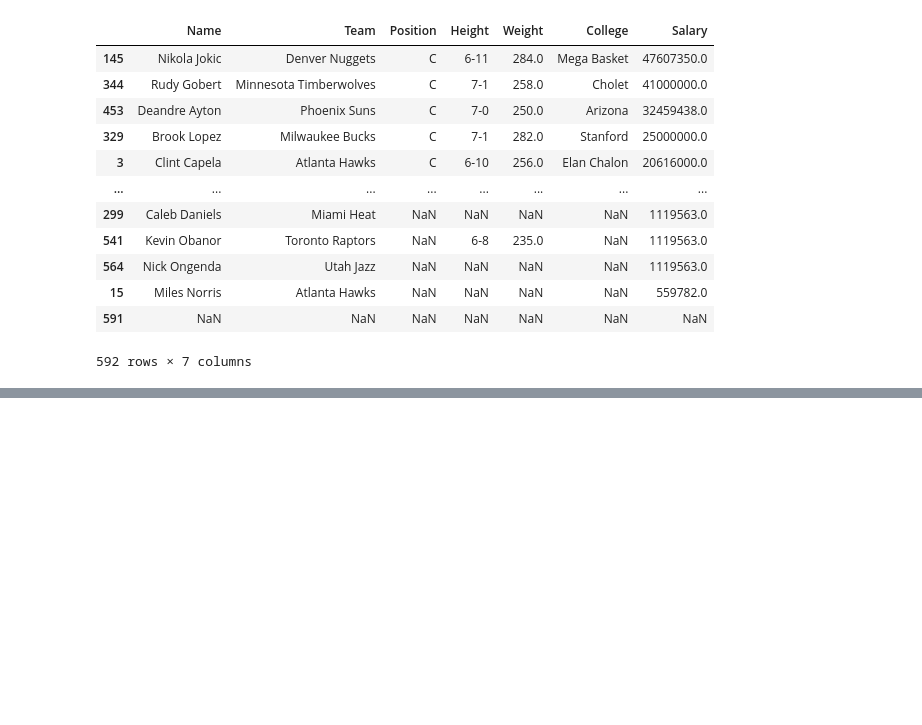
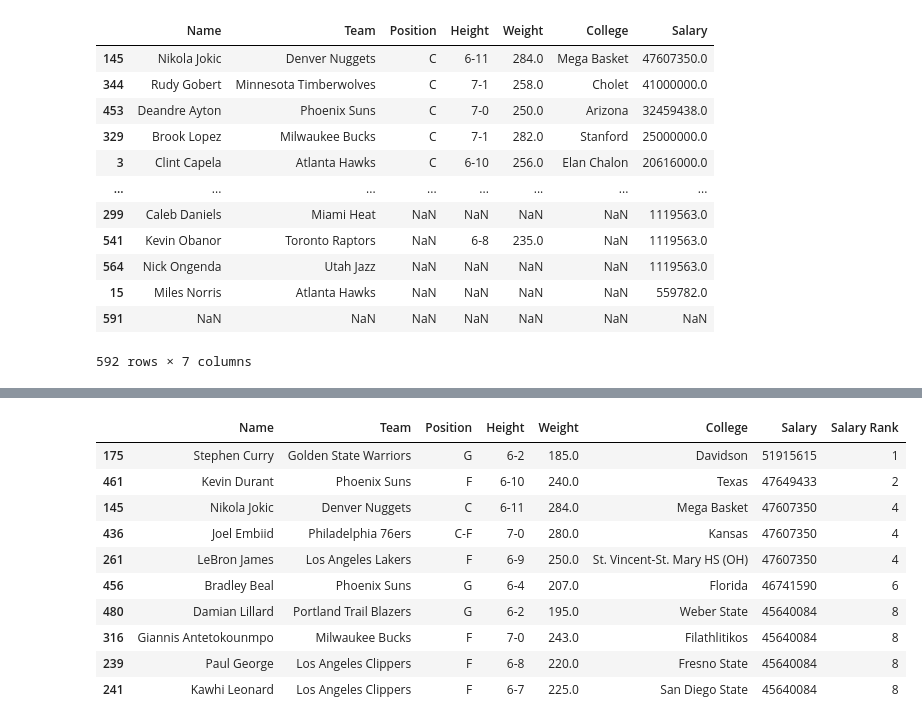
Before and after one commit to yukikitayama/machine-learning, a Jupyter notebook: pandas/dataframe.ipynb, the cells around one changed output, grey strips where cells are left out. Drawn from its saved outputs; the diff is of its cells as text; code cells hidden in the pictures; blank space fills up the shorter version.

Commit message:
sort_index, rank

```diff
--- a/pandas/dataframe.ipynb
+++ b/pandas/dataframe.ipynb
@@ -242,0 +263,17 @@ nba
+# %%
+nba = pd.read_csv("nba.csv").dropna(how="all")
+nba["Salary"] = nba["Salary"].fillna(0).astype(int)
+nba["Salary Rank"] = nba["Salary"].rank(ascending=False).astype(int)
+nba.sort_values("Salary", ascending=False).head(10)
+# %% [output]
+|  | Name | Team | Position | Height | Weight | College | Salary | Salary Rank |
+| 175 | Stephen Curry | Golden State Warriors | G | 6-2 | 185.0 | Davidson | 51915615 | 1 |
+| 461 | Kevin Durant | Phoenix Suns | F | 6-10 | 240.0 | Texas | 47649433 | 2 |
+| 145 | Nikola Jokic | Denver Nuggets | C | 6-11 | 284.0 | Mega Basket | 47607350 | 4 |
+| 436 | Joel Embiid | Philadelphia 76ers | C-F | 7-0 | 280.0 | Kansas | 47607350 | 4 |
+| 261 | LeBron James | Los Angeles Lakers | F | 6-9 | 250.0 | St. Vincent-St. Mary HS (OH) | 47607350 | 4 |
+| 456 | Bradley Beal | Phoenix Suns | G | 6-4 | 207.0 | Florida | 46741590 | 6 |
+| 480 | Damian Lillard | Portland Trail Blazers | G | 6-2 | 195.0 | Weber State | 45640084 | 8 |
+| 316 | Giannis Antetokounmpo | Milwaukee Bucks | F | 7-0 | 243.0 | Filathlitikos | 45640084 | 8 |
+| 239 | Paul George | Los Angeles Clippers | F | 6-8 | 220.0 | Fresno State | 45640084 | 8 |
+| 241 | Kawhi Leonard | Los Angeles Clippers | F | 6-7 | 225.0 | San Diego State | 45640084 | 8 |
```
Also changed, not shown: parts of 1 cell of this notebook, 2 other files.
